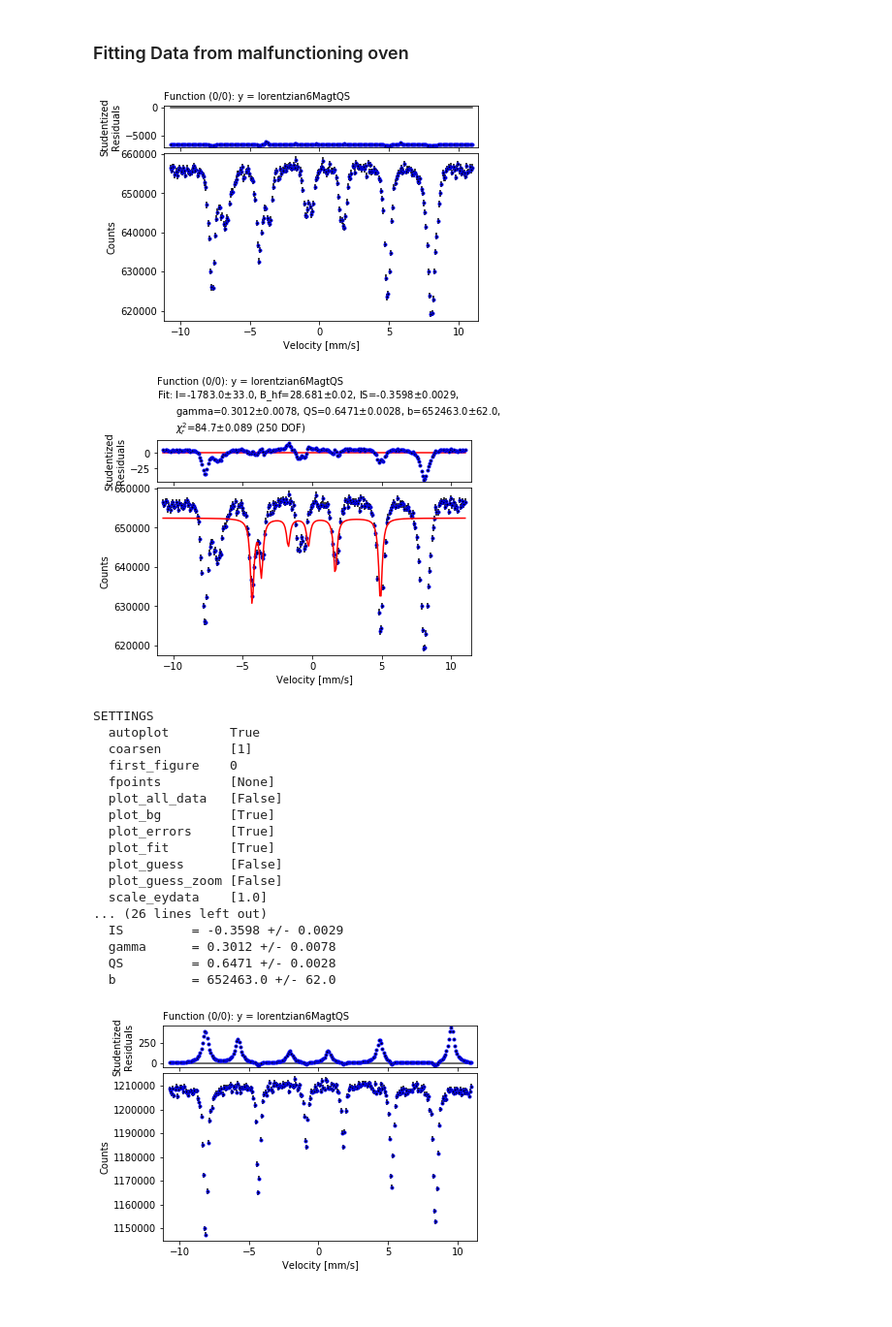
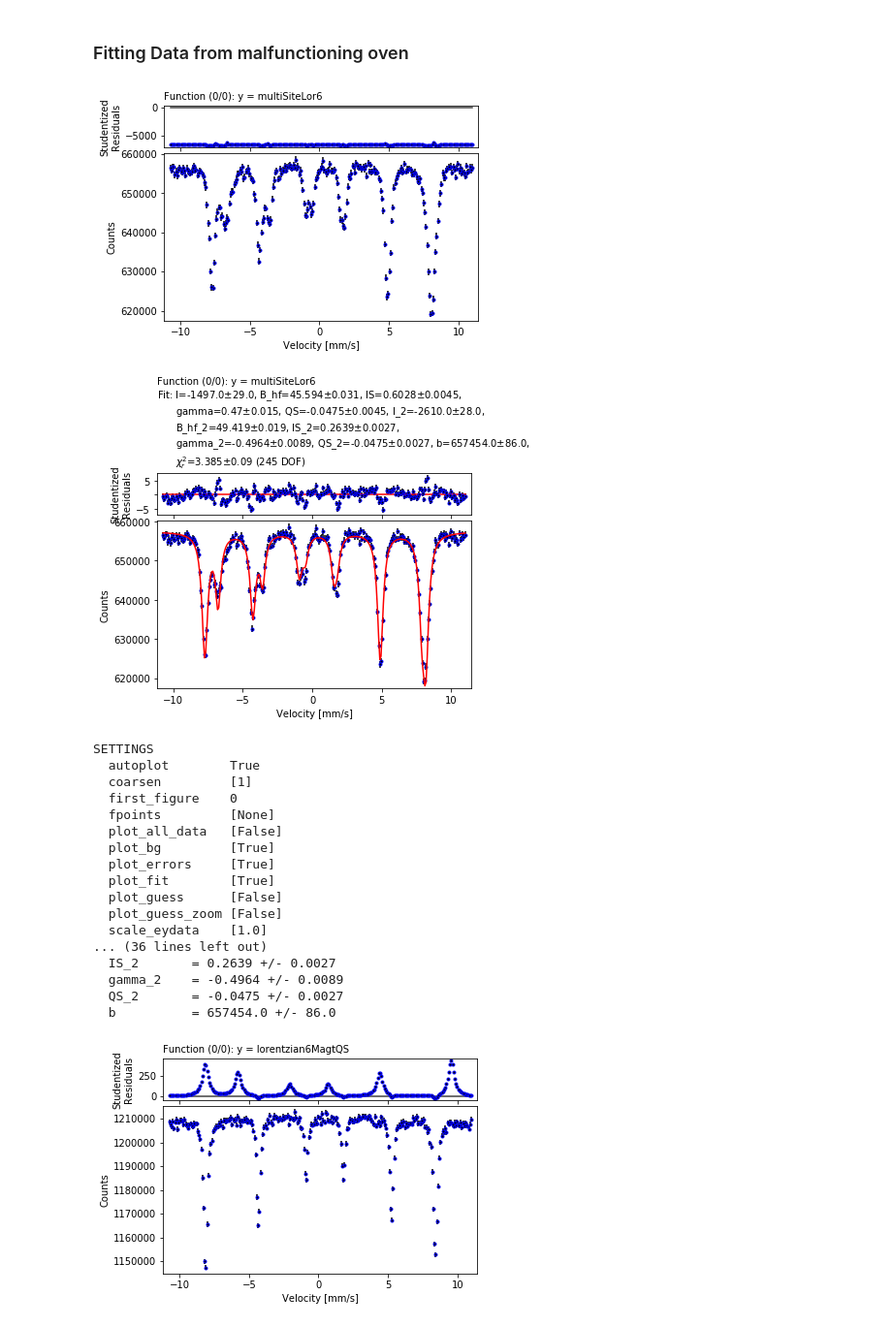
Before and after one commit to eklem1/ModernLab, a Jupyter notebook: TempMag.ipynb, the cells around one changed output. Shown at 97% size. Saved outputs shown, nothing was run; the diff lists cells and outputs as text; code cells hidden in the pictures.

```diff
--- a/TempMag.ipynb
+++ b/TempMag.ipynb
@@ -323,32 +364,36 @@ SETTINGS
 # plt.show
 # %%
 # Magnetite
-#QS we think, need added fitter
+#QS with multisite fit
 data = np.loadtxt(".//data//Magnetite_Jan23_full.Asc", skiprows=0)
 data = np.transpose(data)
 data[1][511] = (data[1][510] + data[1][0])/2
 ydataerr = np.sqrt(data[1])
 
 dataL = [data[0][0:256], data[1][0:256], ydataerr[0:256]]
 
 velocities = chan_to_velo(dataL[0], m, b)
 
-guess = 'I=-3e4, B_hf=30, IS=0, gamma=0.1, QS=1.0, b=6e6'
+#textbook(B_HF), paper - JM Daniels, decent fit
+# guess = 'I=-3e4, B_hf=45, IS=0.8, gamma=0.1, QS=0.1, I_2=-3e4, B_hf_2=49, IS_2=0.4, gamma_2=0.1, QS_2=0.1, b=6e6'
+#paper - BJ Evans, lower chiSquared then above
+guess = 'I=-3e4, B_hf=46, IS=0.65, gamma=0.1, QS=0.1, I_2=-3e4, B_hf_2=49, IS_2=0.25, gamma_2=0.1, QS_2=0.1, b=6e6'
 
 my_fitter = s.data.fitter()
 my_fitter.set(style_data = [{'marker': '.', 'color': 'black', 'ls': '', 'mec': 'b'}]\
               , plot_guess=False, fpoints=None, xlabel = "Velocity [mm/s]" , ylabel = "Counts")
 
-my_fitter.set_functions(f=lorentzian6MagtQS, p=guess)
+my_fitter.set_functions(f=multiSiteLor6, p=guess)
+
 
 my_fitter.set_data(xdata=velocities, ydata=dataL[1], eydata=dataL[2])
 my_fitter.fit()
 # print(my_fitter.get_fit_results())
 
 # results = [getFits_lor(my_fitter, 0), getFits_lor(my_fitter, 1), getFits_lor(my_fitter, 2)]
 # %% [output]
-[figure, old version]
+[figure, new version]
-[figure, old version]
+[figure, new version]
 SETTINGS
   autoplot        True
   coarsen         [1]
@@ -361,11 +406,11 @@ SETTINGS
   plot_guess      [False]
   plot_guess_zoom [False]
   scale_eydata    [1.0]
-... (26 lines left out)
-  IS         = -0.3598 +/- 0.0029
-  gamma      = 0.3012 +/- 0.0078
-  QS         = 0.6471 +/- 0.0028
-  b          = 652463.0 +/- 62.0
+... (36 lines left out)
+  IS_2       = 0.2639 +/- 0.0027
+  gamma_2    = -0.4964 +/- 0.0089
+  QS_2       = -0.0475 +/- 0.0027
+  b          = 657454.0 +/- 86.0
 # %%
 # Hematite
 # small QS seen
```
Also changed, not shown: parts of 5 cells of this notebook, 2 other files.
